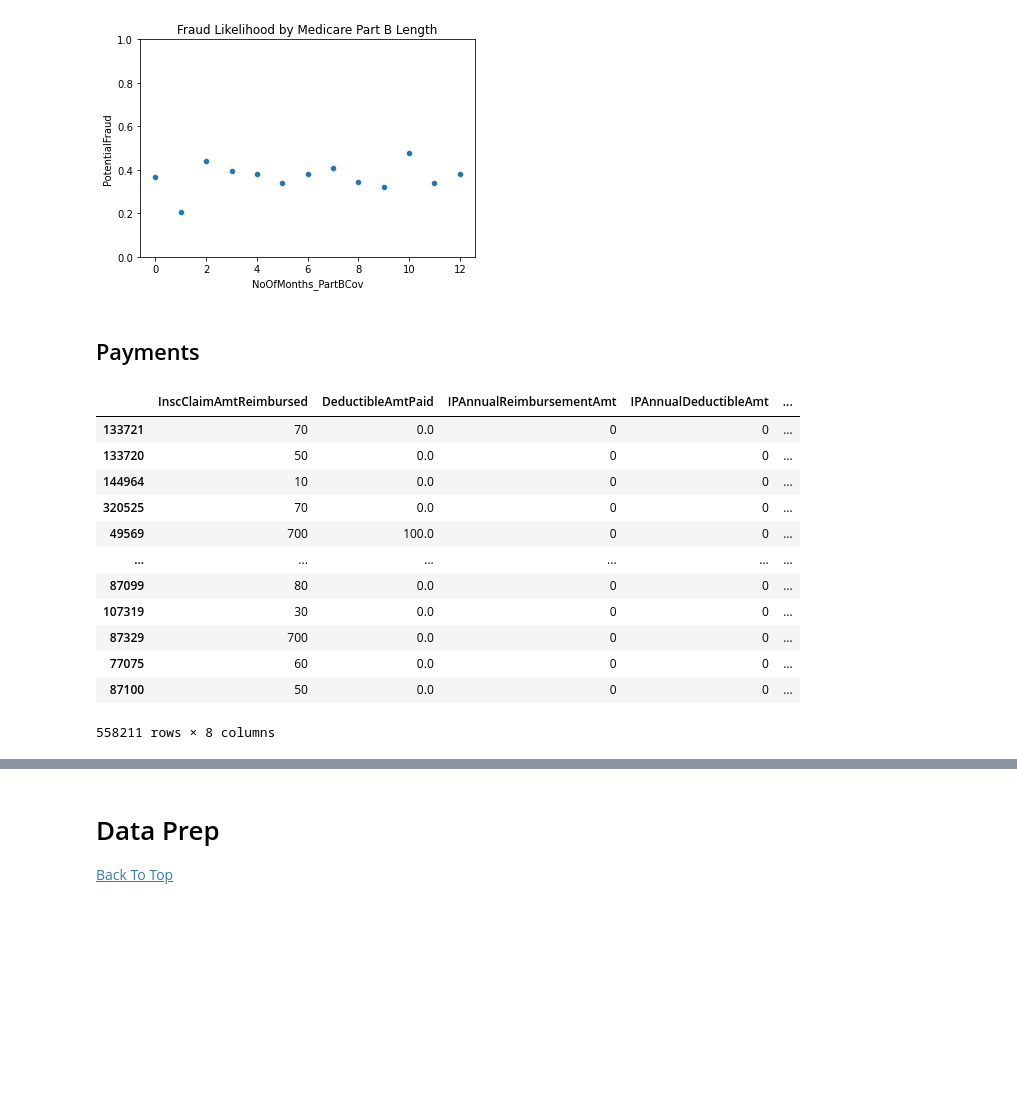
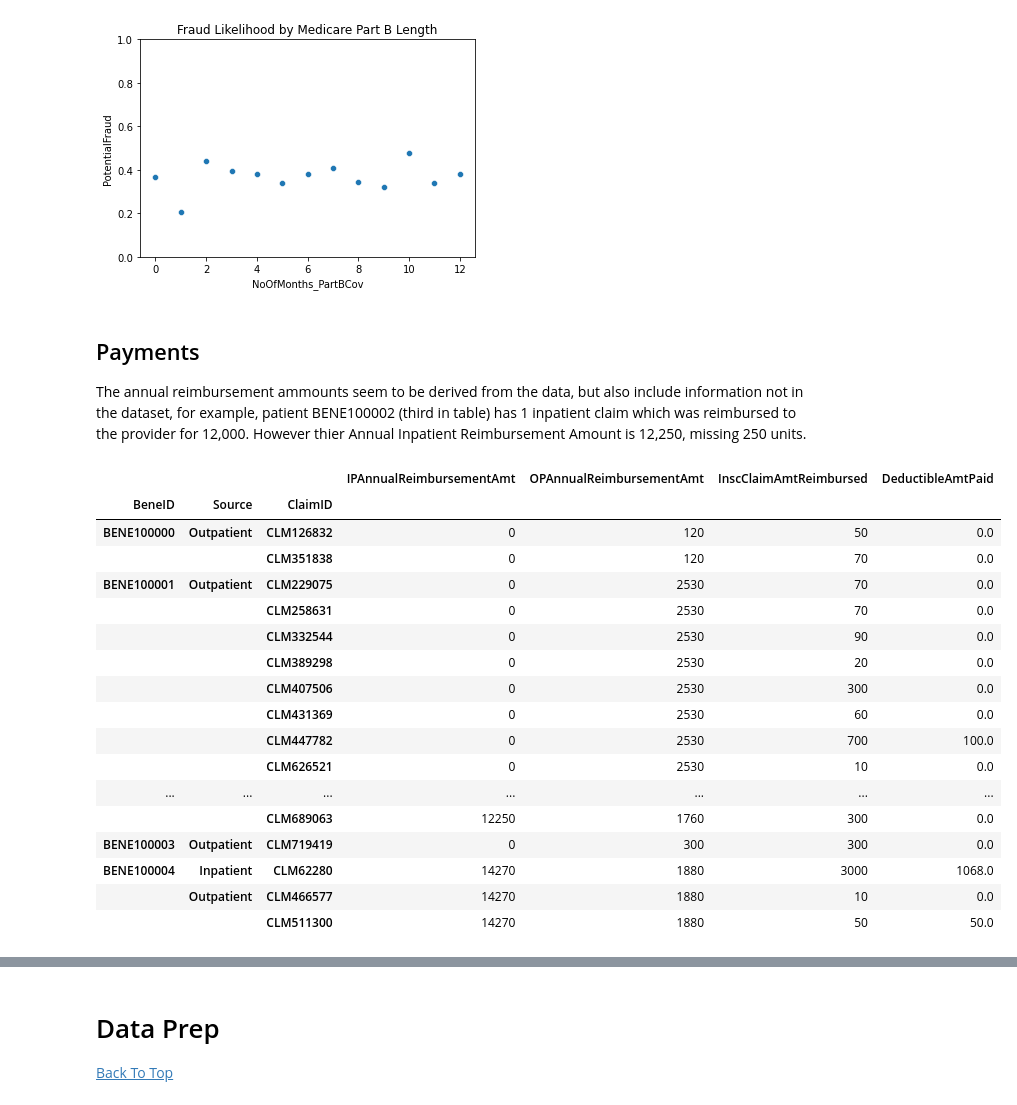
Before and after one commit to jwelch1123/healthcare_fraud_detection, a Jupyter notebook: healthcare_fraud.ipynb, the cells around one changed output, grey strips where cells are left out. Drawn from its saved outputs; the diff is of its cells as text; code cells hidden in the pictures; blank space fills up the shorter version.

```diff
--- a/healthcare_fraud.ipynb
+++ b/healthcare_fraud.ipynb
@@ -904,0 +958,8 @@ plt.text(x=8,y=.3, s= "Average Fraud")
+# %%
+date_dict = ['ClaimStartDt',"ClaimEndDt","AdmissionDt","DischargeDt",'DOB',"DOD"]
+claims[date_dict] = claims[date_dict].apply(pd.to_datetime)
+
+days_since_last     = claims.sort_values('ClaimStartDt').groupby('BeneID').ClaimStartDt.diff().dt.days
+days_since_last     = days_since_last.replace({np.nan:0})
+cummulative_claims  = claims.sort_values('ClaimStartDt').groupby('BeneID').cumcount() +1 #make human readable
+patient_prov_claims = claims.sort_values('ClaimStartDt').groupby(['BeneID','Provider']).cumcount() +1 #make human readable
@@ -1000,52 +1081,33 @@ plt.show()
 [figure]
 [figure]
 # %% [markdown]
-## Payments
+## Payments <a id="payments"></a>
+
+The annual reimbursement ammounts seem to be derived from the data, but also include information not in the dataset, for example, patient BENE100002 (third in table) has 1 inpatient claim which was reimbursed to the provider for 12,000. However thier Annual Inpatient Reimbursement Amount is 12,250, missing 250 units.
 # %%
 pays = ['InscClaimAmtReimbursed', 'DeductibleAmtPaid',
        'IPAnnualReimbursementAmt', 'IPAnnualDeductibleAmt',
        'OPAnnualReimbursementAmt', 'OPAnnualDeductibleAmt','PotentialFraud', 'BeneID']
 
-# Deductable: Patient pays
-# Reimbursement: provider pays
-
-
-# InscClaimAmtReimbursed:
-#  Paid by provider for claim
-
-# DeductibleAmtPaid
-#  paid by customer?
-
-# IPAnnualReimbursementAmt
-#  could be paid by insurer?
-
-# IPAnnualDeductibleAmt
-#  patient paid for service
-
-# OPAnnualReimbursementAmt
-#  could be paid by insurer?
-
-# OPAnnualDeductibleAmt
-#  patient paid for service
-
-
-
-# doesnt seem to be a distribution difference between fraud & amounts
-#[claims[x].hist(by = claims.PotentialFraud) for x in pays]
-
-
-claims.filter(pays).sort_values('BeneID')
+claims.groupby(['BeneID','Source','ClaimID'])\
+        .agg({"IPAnnualReimbursementAmt":'mean',"OPAnnualReimbursementAmt":'mean',"InscClaimAmtReimbursed":'sum', 'DeductibleAmtPaid':'mean'})\
+        .head(30)
 # %% [output]
-|  | InscClaimAmtReimbursed | DeductibleAmtPaid | IPAnnualReimbursementAmt | IPAnnualDeductibleAmt | ... |
-| 133721 | 70 | 0.0 | 0 | 0 | ... |
-| 133720 | 50 | 0.0 | 0 | 0 | ... |
-| 144964 | 10 | 0.0 | 0 | 0 | ... |
-| 320525 | 70 | 0.0 | 0 | 0 | ... |
-| 49569 | 700 | 100.0 | 0 | 0 | ... |
-| ... | ... | ... | ... | ... | ... |
-| 87099 | 80 | 0.0 | 0 | 0 | ... |
-| 107319 | 30 | 0.0 | 0 | 0 | ... |
-| 87329 | 700 | 0.0 | 0 | 0 | ... |
-| 77075 | 60 | 0.0 | 0 | 0 | ... |
-| 87100 | 50 | 0.0 | 0 | 0 | ... |
+|  |  |  | IPAnnualReimbursementAmt | OPAnnualReimbursementAmt | InscClaimAmtReimbursed | DeductibleAmtPaid |
+| BeneID | Source | ClaimID |  |  |  |  |
+| BENE100000 | Outpatient | CLM126832 | 0 | 120 | 50 | 0.0 |
+|  |  | CLM351838 | 0 | 120 | 70 | 0.0 |
+| BENE100001 | Outpatient | CLM229075 | 0 | 2530 | 70 | 0.0 |
+|  |  | CLM258631 | 0 | 2530 | 70 | 0.0 |
+|  |  | CLM332544 | 0 | 2530 | 90 | 0.0 |
+|  |  | CLM389298 | 0 | 2530 | 20 | 0.0 |
+|  |  | CLM407506 | 0 | 2530 | 300 | 0.0 |
+|  |  | CLM431369 | 0 | 2530 | 60 | 0.0 |
+|  |  | CLM447782 | 0 | 2530 | 700 | 100.0 |
+|  |  | CLM626521 | 0 | 2530 | 10 | 0.0 |
+| ... | ... | ... | ... | ... | ... | ... |
+|  |  | CLM689063 | 12250 | 1760 | 300 | 0.0 |
+| BENE100003 | Outpatient | CLM719419 | 0 | 300 | 300 | 0.0 |
+| BENE100004 | Inpatient | CLM62280 | 14270 | 1880 | 3000 | 1068.0 |
+|  | Outpatient | CLM466577 | 14270 | 1880 | 10 | 0.0 |
+|  |  | CLM511300 | 14270 | 1880 | 50 | 50.0 |
-558211 rows × 8 columns
```
Also changed, not shown: parts of 43 cells of this notebook, 3 other files.
